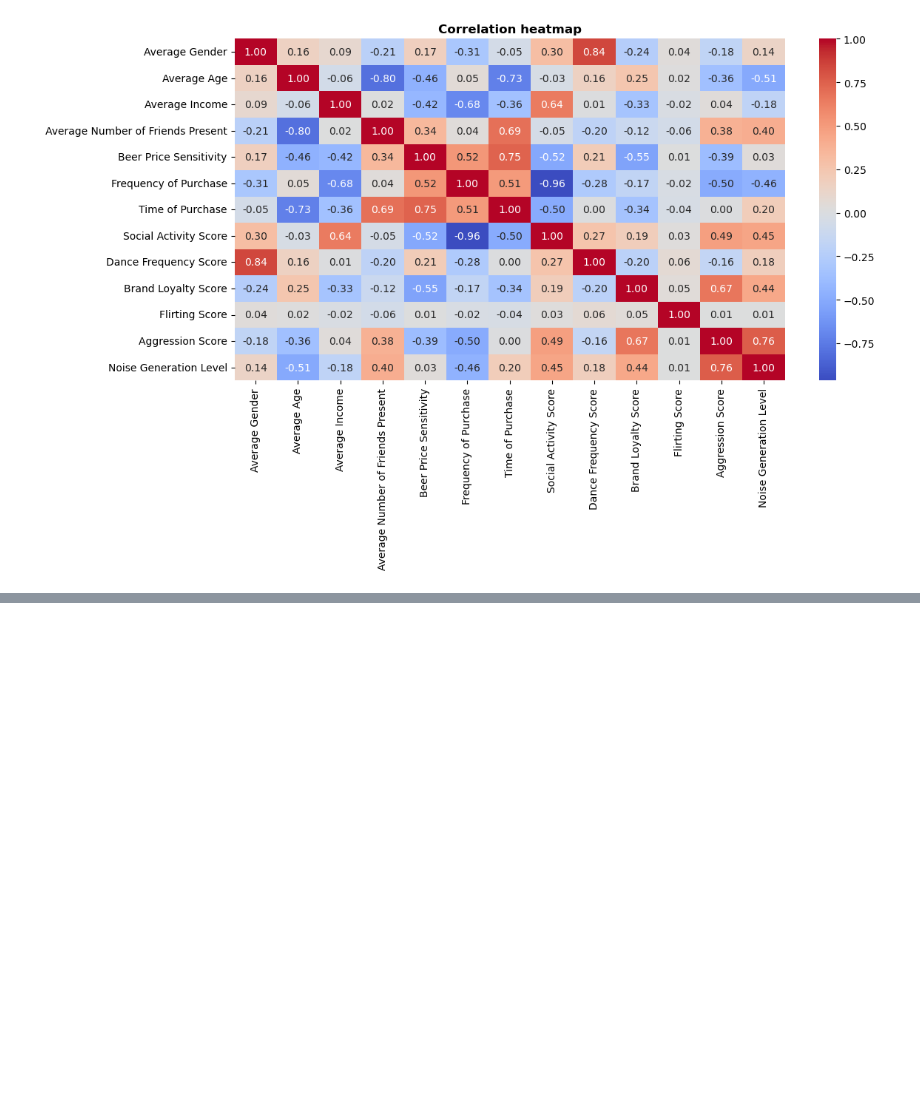
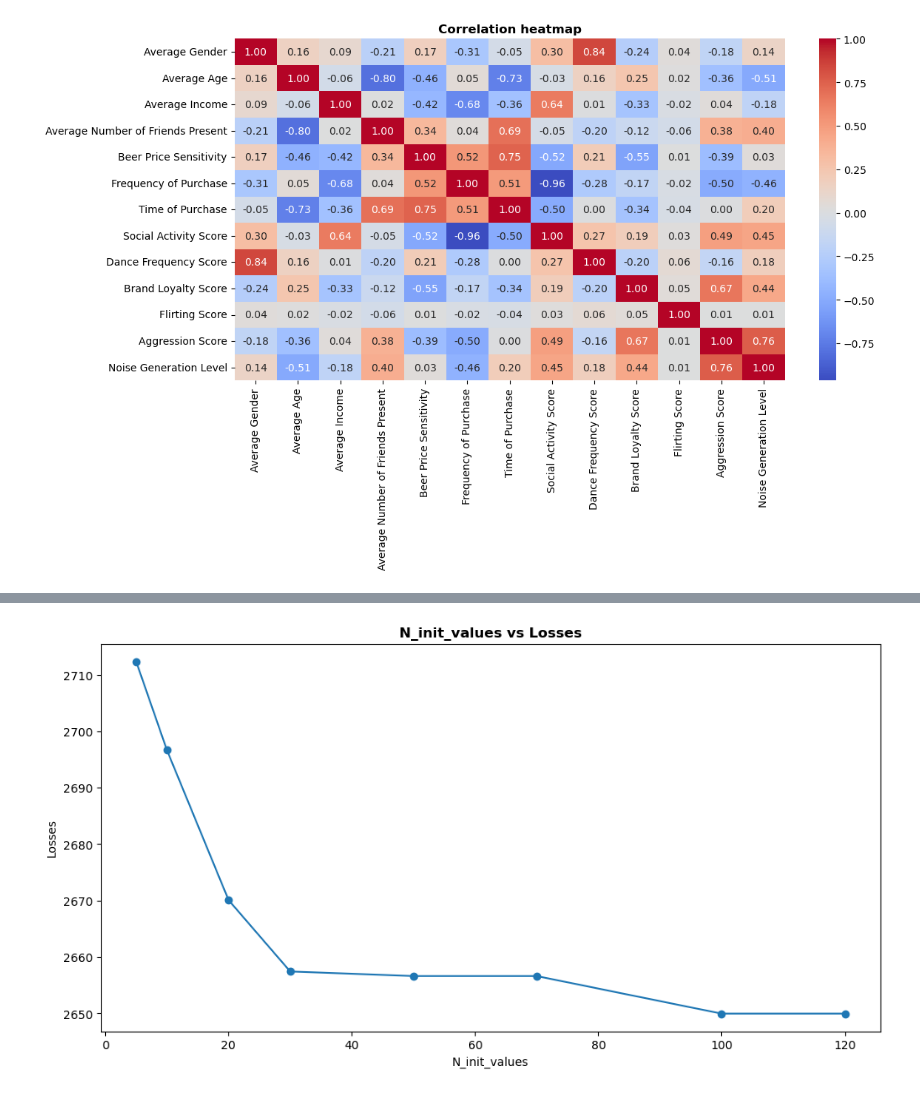
Before and after one commit to kkudzelich/clustering-of-clients, a Jupyter notebook: kaggle5.ipynb, the cells around one changed output, grey strips where cells are left out. Cells and saved outputs as stored; diff of their text form; code cells hidden in the pictures; blank space fills up the shorter version.

Commit message:
Cluster modeling

```diff
--- a/kaggle5.ipynb
+++ b/kaggle5.ipynb
@@ -99,0 +105,16 @@ plt.show()
+# %%
+# trying different n_init_values with fixed K_value
+K = 19
+n_init_values = [5, 10, 20, 30, 50, 70, 100, 120]
+
+losses = []
+k_means_models = []
+
+for n_init_value in n_init_values:
+    k_means_model = KMeans(n_clusters=K, n_init=n_init_value, random_state=26).fit(df)
+    loss = - k_means_model.score(df)
+
+    losses.append(loss)
+    k_means_models.append(k_means_model)
+
+losses
@@ -99,0 +130,10 @@ plt.show()
+# %%
+# plot the dependence between n_init_values and Losses
+plt.figure(figsize=(12,6))
+plt.plot(n_init_values, losses, marker='o')
+plt.title('N_init_values vs Losses', fontweight='bold')
+plt.xlabel('N_init_values')
+plt.ylabel('Losses')
+plt.show()
+# %% [output]
+[figure, added]
```
Also changed, not shown: parts of 32 cells of this notebook.
